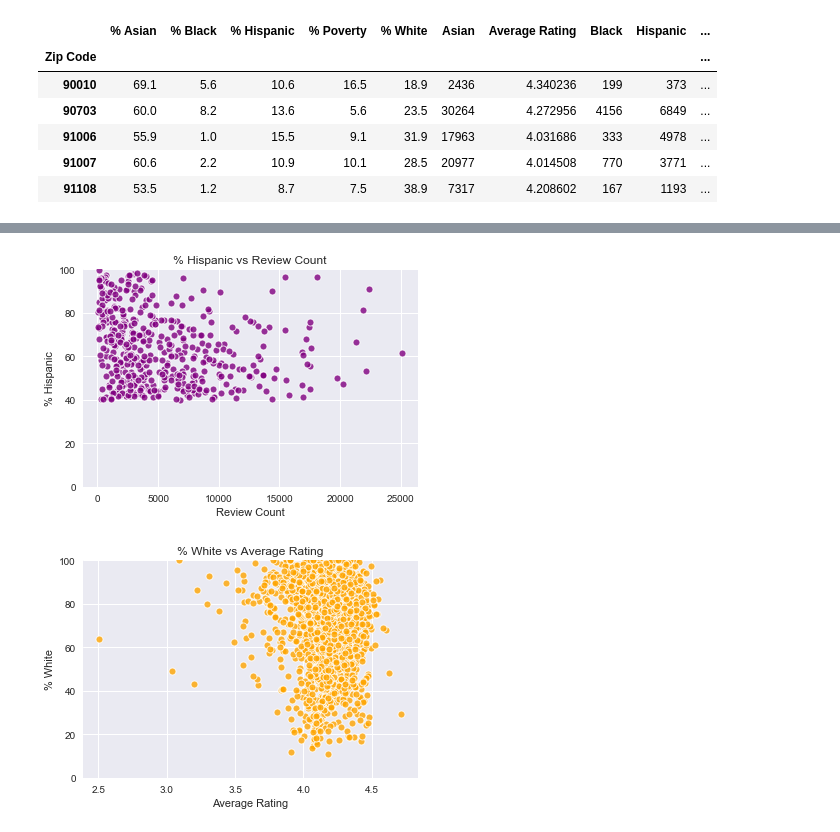
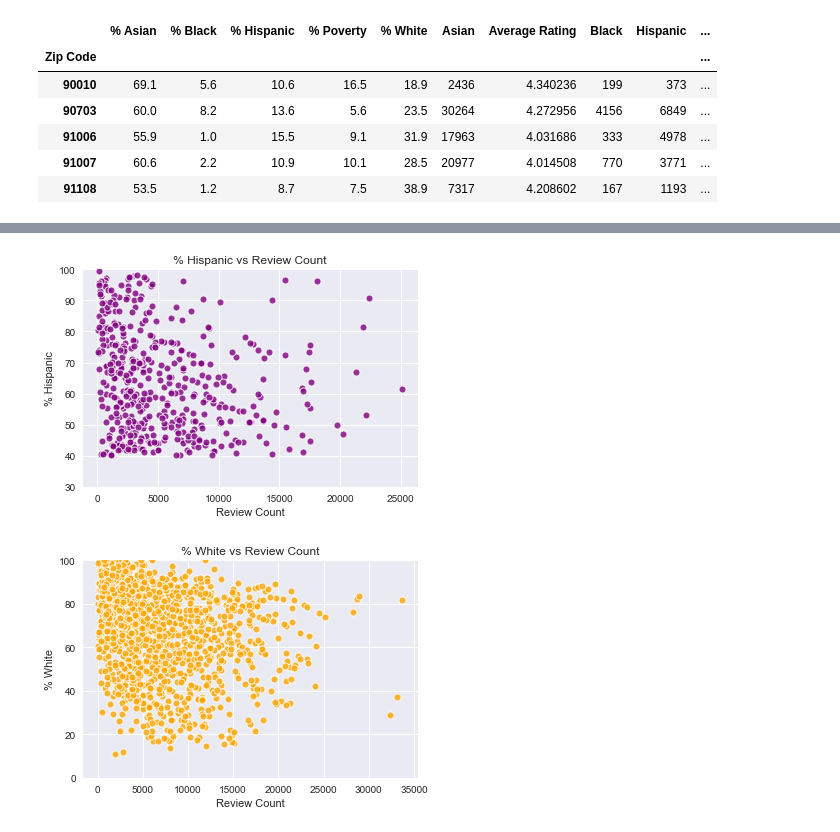
Before and after one commit to shethmonali/Project-One, a Jupyter notebook: Yelp_Census_Ethnicity_Analysis.ipynb, the cells around one changed output, grey strips where cells are left out. Saved outputs shown, nothing was run; the diff lists cells and outputs as text; code cells hidden in the pictures.

```diff
--- a/Yelp_Census_Ethnicity_Analysis.ipynb
+++ b/Yelp_Census_Ethnicity_Analysis.ipynb
@@ -219,25 +226,25 @@ plt.scatter(maj_hisp["Review Count"],
 plt.title("% Hispanic vs Review Count")
 plt.ylabel("% Hispanic")
 plt.xlabel("Review Count")
-plt.ylim((0,100))
+plt.ylim((30,100))
 plt.grid(True)
 sns.set()
 # %% [output]
-[figure, old version]
+[figure, new version]
 # %%
 # Plot of White vs Average Rating
-plt.scatter(yc_complete_df["Average Rating"],
+plt.scatter(yc_complete_df["Review Count"],
             yc_complete_df["% White"],
             #s=yc_fin_df["Average Delta"]*10,
             c="orange", edgecolor="white", linewidths=1, marker="o",
             alpha=0.8, label="Review Count")
 
 # Incorporate the other graph properties
-plt.title("% White vs Average Rating")
+plt.title("% White vs Review Count")
 plt.ylabel("% White")
-plt.xlabel("Average Rating")
+plt.xlabel("Review Count")
 plt.ylim((0,100))
 plt.grid(True)
 sns.set()
 # %% [output]
-[figure, old version]
+[figure, new version]
```
Also changed, not shown: parts of 8 cells of this notebook.
